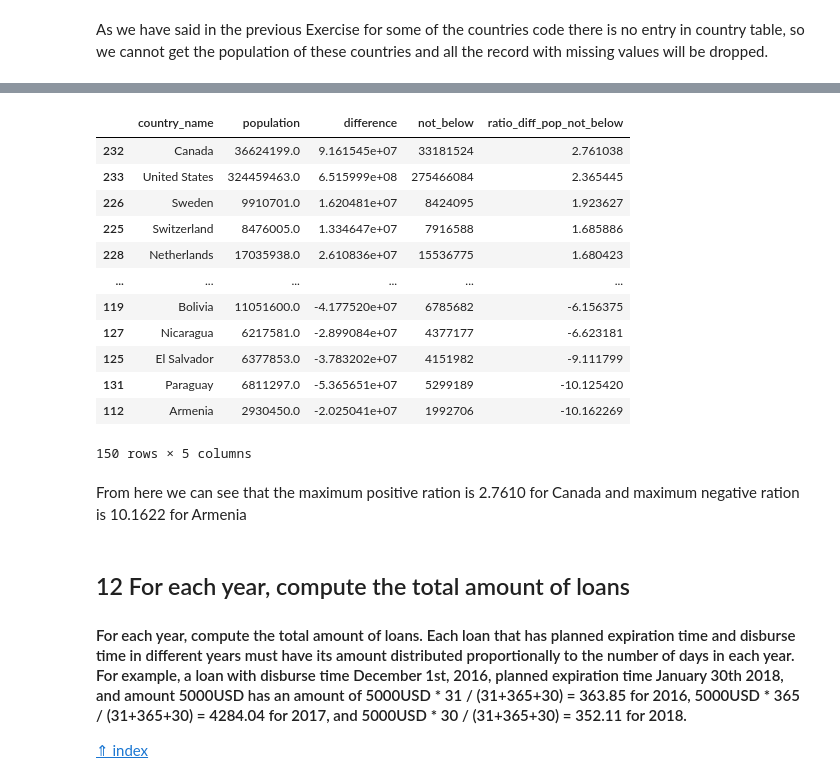
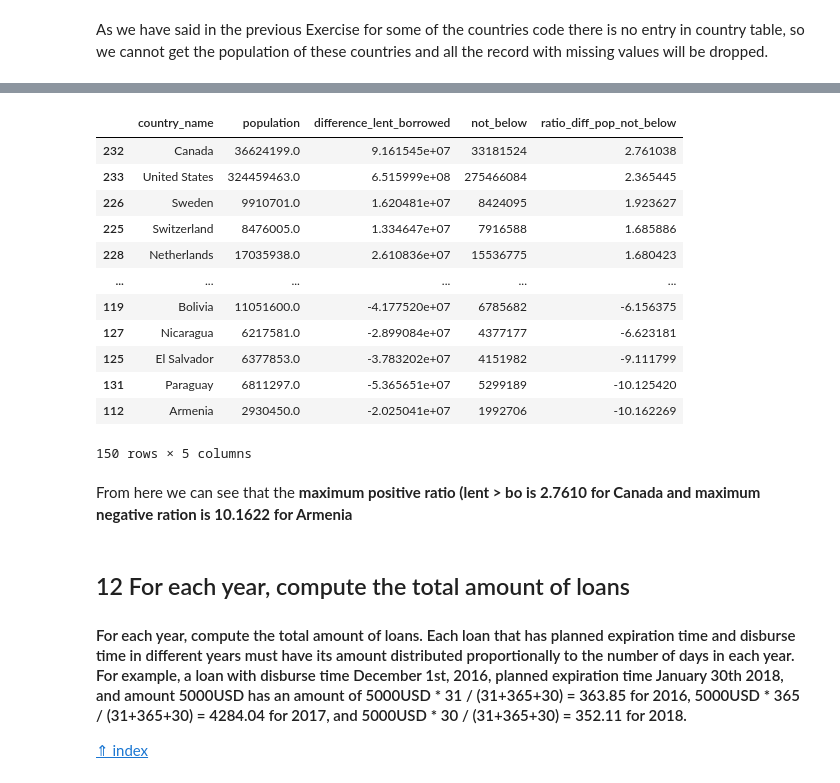
Before and after one commit to kayne87/FoCS, a Jupyter notebook: FoCS_new.ipynb, the cells around one changed output, grey strips where cells are left out. Saved outputs shown, nothing was run; the diff lists cells and outputs as text; code cells hidden in the pictures.

```diff
--- a/FoCS_new.ipynb
+++ b/FoCS_new.ipynb
@@ -815,11 +818,12 @@ df_countries_lent_borrowed_nomissing_line
 | 234 | Chad | 14899994.0 | 46.7 | -2.007500e+04 | 7941696 |
 150 rows × 5 columns
 # %%
-df_countries_lent_borrowed_nomissing_line = df_countries_lent_borrowed_nomissing_line.assign(ratio_diff_pop_not_below=df_countries_lent_borrowed_nomissing_line.difference/df_countries_lent_borrowed_nomissing_line.not_below).drop(columns=["population_below_poverty_line"])
+# Finally the required ratio
+df_countries_lent_borrowed_nomissing_line = df_countries_lent_borrowed_nomissing_line.assign(ratio_diff_pop_not_below=df_countries_lent_borrowed_nomissing_line.difference_lent_borrowed/df_countries_lent_borrowed_nomissing_line.not_below).drop(columns=["population_below_poverty_line"])
 df_countries_lent_borrowed_nomissing_line.sort_values(by=["ratio_diff_pop_not_below"], ascending=False, inplace=True)
 df_countries_lent_borrowed_nomissing_line
 # %% [output]
-|  | country_name | population | difference | not_below | ratio_diff_pop_not_below |
+|  | country_name | population | difference_lent_borrowed | not_below | ratio_diff_pop_not_below |
 | 232 | Canada | 36624199.0 | 9.161545e+07 | 33181524 | 2.761038 |
 | 233 | United States | 324459463.0 | 6.515999e+08 | 275466084 | 2.365445 |
 | 226 | Sweden | 9910701.0 | 1.620481e+07 | 8424095 | 1.923627 |
@@ -833,7 +837,7 @@ df_countries_lent_borrowed_nomissing_line
 | 112 | Armenia | 2930450.0 | -2.025041e+07 | 1992706 | -10.162269 |
 150 rows × 5 columns
 # %% [markdown]
-From here we can see that the maximum positive ration is 2.7610 for Canada and maximum negative ration is 10.1622 for Armenia
+From here we can see that the **maximum positive ratio (lent > bo is 2.7610 for Canada and maximum negative ration is 10.1622 for Armenia**
 # %% [markdown]
 ## 12 <a class="anchor" id="country-loan">For each year, compute the total amount of loans</a>
 #### For each year, compute the total amount of loans. Each loan that has planned expiration time and disburse time in different years must have its amount distributed proportionally to the number of days in each year. For example, a loan with disburse time December 1st, 2016, planned expiration time January 30th 2018, and amount 5000USD has an amount of 5000USD * 31 / (31+365+30) = 363.85 for 2016, 5000USD * 365 / (31+365+30) = 4284.04 for 2017, and 5000USD * 30 / (31+365+30) = 352.11 for 2018.
```
Also changed, not shown: parts of 10 cells of this notebook.
